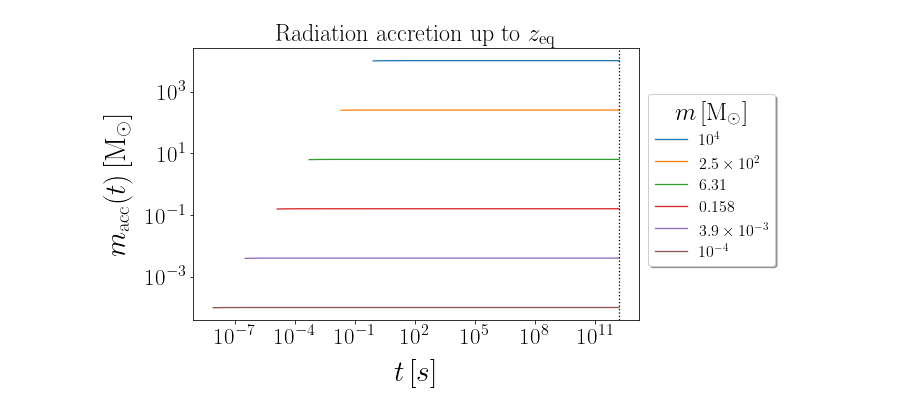
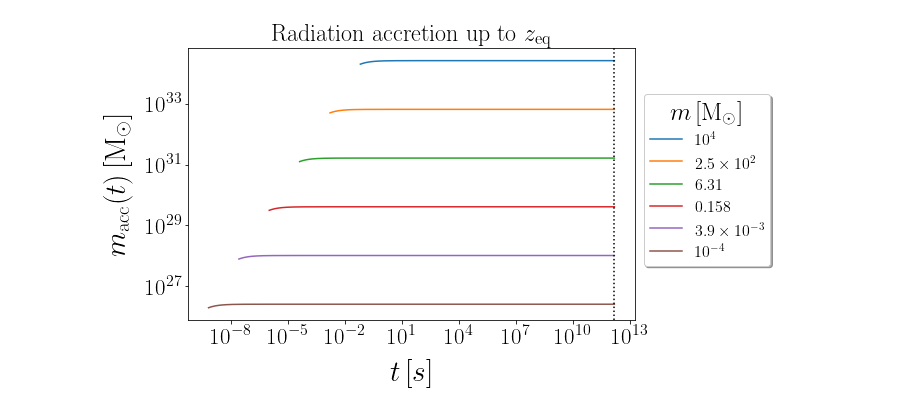
Before and after one commit to pratibhajangra591/project-2, a Jupyter notebook: check.ipynb, the cells around one changed output. Drawn from its saved outputs; the diff is of its cells as text; code cells hidden in the pictures.

```diff
--- a/check.ipynb
+++ b/check.ipynb
@@ -18,23 +18,6 @@ plt.rcParams.update({
 })
 
 
-π = np.pi
-Ω_cdm = 0.85
-G = 6.67e-11                # in units of m^3⋅kg^−1⋅s^−2
-M_solar = 1.989e30          # in units of kg
-A = 1.495e11                # Astronomical unit
-pc = 3.085e16               # in unist of meter.
-Λ = 2.036e-35               # in units of s⁻2
-c = 3e8                     # in units of ms⁻¹
-yr = 3.154e7                # in units of seconds
-t_m = 13.78e9 * yr          #in units of yrs corresponding to t_0=13.78Gyr
-t_eq = 1.5923e12            # in units of seconds
-ρ_eq = 2.1548e-16           # in units of kg m^-3
-ρ_meq = ρ_eq/2              # in units of kg m^-3
-σ_eq = 0.005
-a_eq = 2.9374e-4
-M_H_eq = 3.1e16             #Horizon mass at z_eq in units of solar mass,
-
 
 
 
@@ -51,59 +34,53 @@ m_1 = np.geomspace(1e4, 1e-4, 6)
 m_2 = np.geomspace(1e4, 1e-4, 6)
 m_1_list = m_1.tolist()
 m_2_list = m_2.tolist()
-
-t_1 = t_eq
-t_2 = 2.4e17
-t_0 = t_m
-
-
-H_0 = np.sqrt((8 * π * G * ρ_c0)/3)
-η_acc = 0.1
 # %%
 #Accretion of radiation around  as per https://arxiv.org/pdf/1107.2025.pdf
+
+t_1 = t_eq
+t_2 = 2.4e17   # in units of second
+t_0 = t_m
+η_acc = 0.1
 
 def m_racc_Nayak(m, t):
     c_s  = c/np.sqrt(3)
     k = ((4 * π * (G**2))/(c_s**3)) * (t_1**2) * ((t_1/t_2)**(-8/3)) * (np.exp(-4 * H_0 *(t_2 -t_0)))
     x = 1/t
     x_i = 1/t_i
-    first_term  = k *  ρ_r0 *  (x - x_i) * η_acc
+    first_term  = k *  ρ_r0 *  (x - x_i) *  η_acc
     second_term = 1/m
     return (1/(first_term + second_term))
 
 
 fig, ax = plt.subplots(1, figsize = (8, 5))
 colors = ['C0', 'C1','C2','C3','C4', 'C5']
 
 for i, (m, color) in enumerate(zip(m_1_list, colors)):
-    z_i = z_pbh(m)
-    t_i = (t_1/((1 + z_i)**2)) * ((t_1/t_2)**(-4/3)) * (np.exp(-2 * H_0 *(t_2 -t_0)))
     m*= M_solar
+    t_i = (4 * G * m)/(3 * c**3)
     t = np.geomspace(t_i, t_eq, 100000)
     t_list = t.tolist()
     m_racc_Nayak_list = np.zeros(len(t_list))
-    for j, t in enumerate(t_list):
-        m_racc_Nayak_list[j] =  m_racc_Nayak(m, t)
-    ax.loglog(t_list, m_racc_Nayak_list/M_solar, color = color)
+    ax.loglog(t, m_racc_Nayak(m, t), color = color)
 
 
 plt.axvline(x = t_eq,  color = 'k',  linestyle = ':')
 plt.rc('lines', linewidth = 1.3)
 plt.xticks(fontsize = 23)
 plt.yticks(fontsize = 23)
 plt.xlabel('$t\,[s]$',fontsize = 29.5, labelpad = 12)
 plt.ylabel('$m_\mathrm{acc}(t) \, [\mathrm{M_{\odot}}]$',fontsize = 29.5, labelpad = 12)
 plt.legend(['$10^{4}$', r'$2.5\times 10^{2}$',
             '$6.31$', '$0.158$', r'$3.9\times 10^{-3}$', '$10^{-4}$'],
            prop = {'size':16}, loc = (1.02, 0.2), shadow = True,
            title = '$m\, [\mathrm{M_{\odot}}]$' ,
            title_fontsize = 25, facecolor = 'white', fontsize = 65)
-#plt.xlim(1e14, t_eq/2)
+
 plt.title('Radiation accretion up to $z_\mathrm{eq}$', fontsize = 24, pad = 8)
 #plt.savefig('racc.pdf', bbox_inches = 'tight')
 plt.show()
 # %% [output]
-[figure, old version]
+[figure, new version]
 # %%
 # Fractional change in the mass of the PBH due to radiation accretion upto z_eq.
 
```
Also changed, not shown: parts of 3 cells of this notebook.
